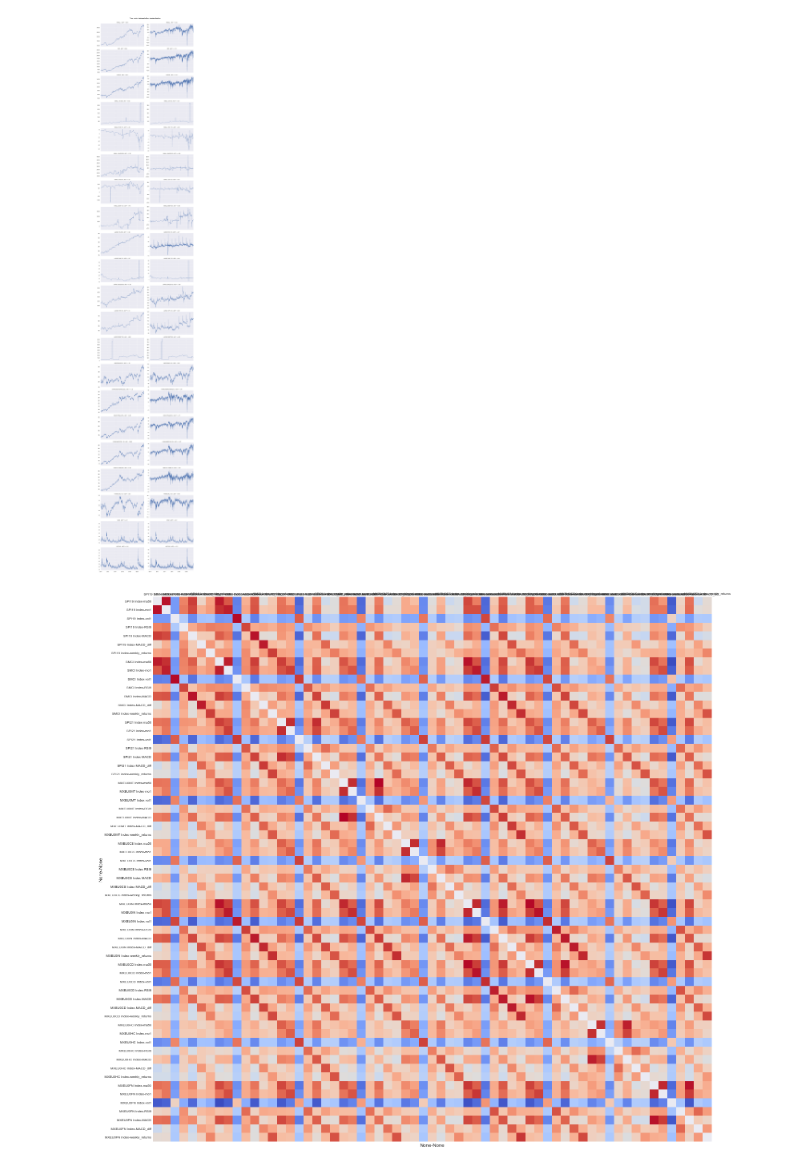
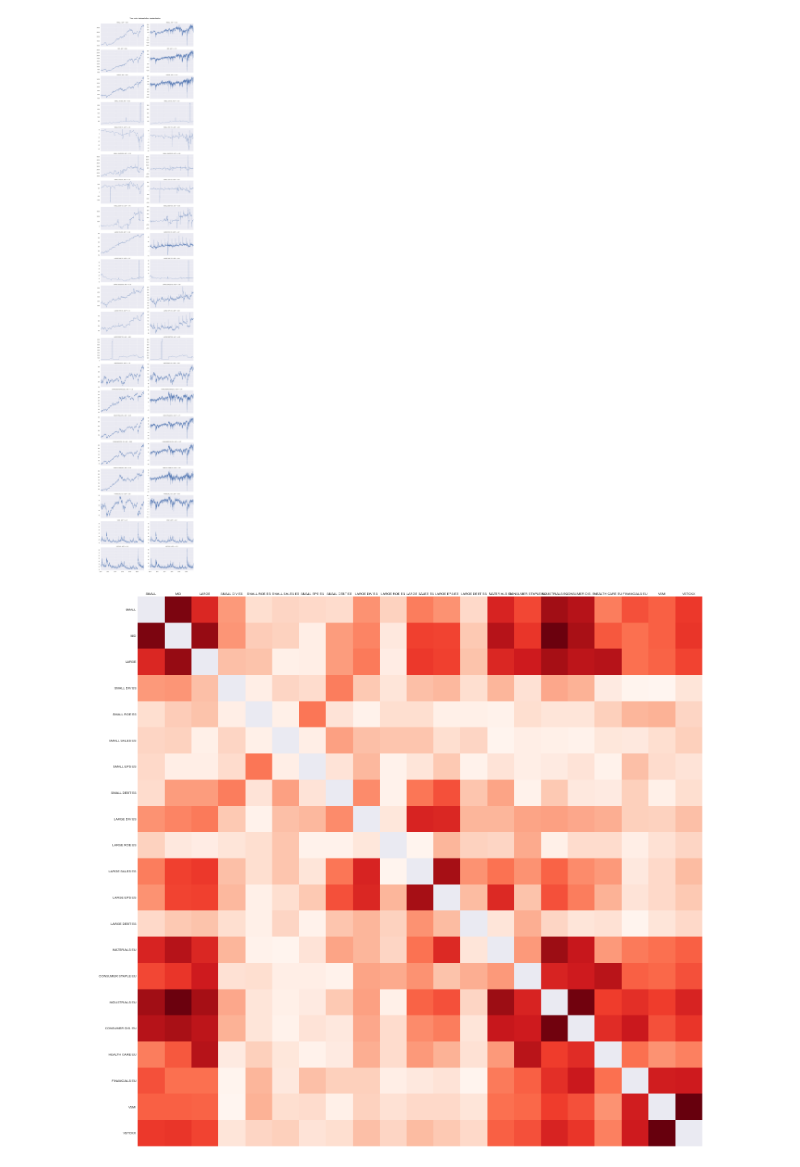
Before and after one commit to lacoupe/BCVS, a Jupyter notebook: SW/size/size.ipynb, the cells around one changed output. Drawn from its saved outputs; the diff is of its cells as text; code cells hidden in the pictures.

```diff
--- a/SW/size/size.ipynb
+++ b/SW/size/size.ipynb
@@ -249,12 +249,12 @@ plt.show()
 # %% [output]
 [figure]
 # %%
-corr = data_plot.corr().round(2)
+corr = data_plot_stat.corr().abs().round(2)
 
 fig, ax = plt.subplots(figsize=(25,25))
 mask = np.identity(len(corr))
-sns.heatmap(data=corr, annot=False, cmap='coolwarm', cbar=False, mask=mask, annot_kws=dict(size=12))
+sns.heatmap(data=corr, annot=False, cmap='Reds', cbar=False, mask=mask, annot_kws=dict(size=12))
 ax.tick_params(axis='both', which='major', labelsize=8, labelbottom=False, labeltop=True, length=0)
 plt.show()
 # %% [output]
-[figure, old version]
+[figure, new version]
```
Also changed, not shown: 5 other files.
